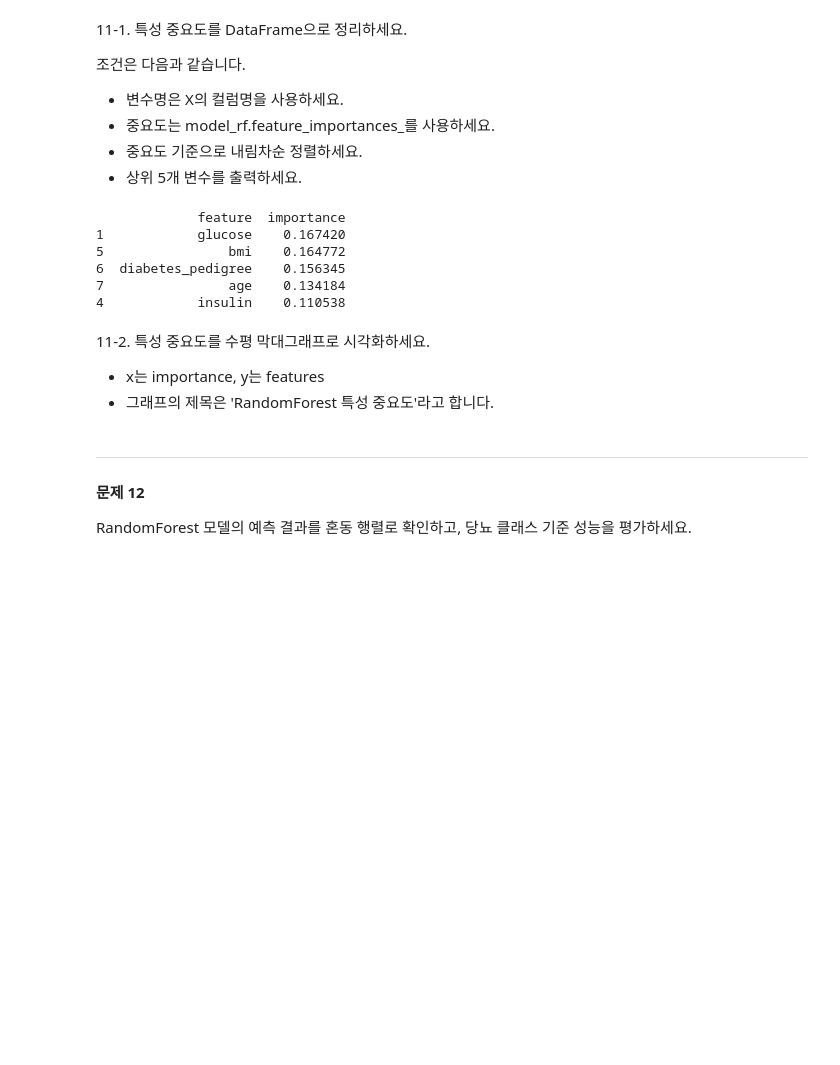
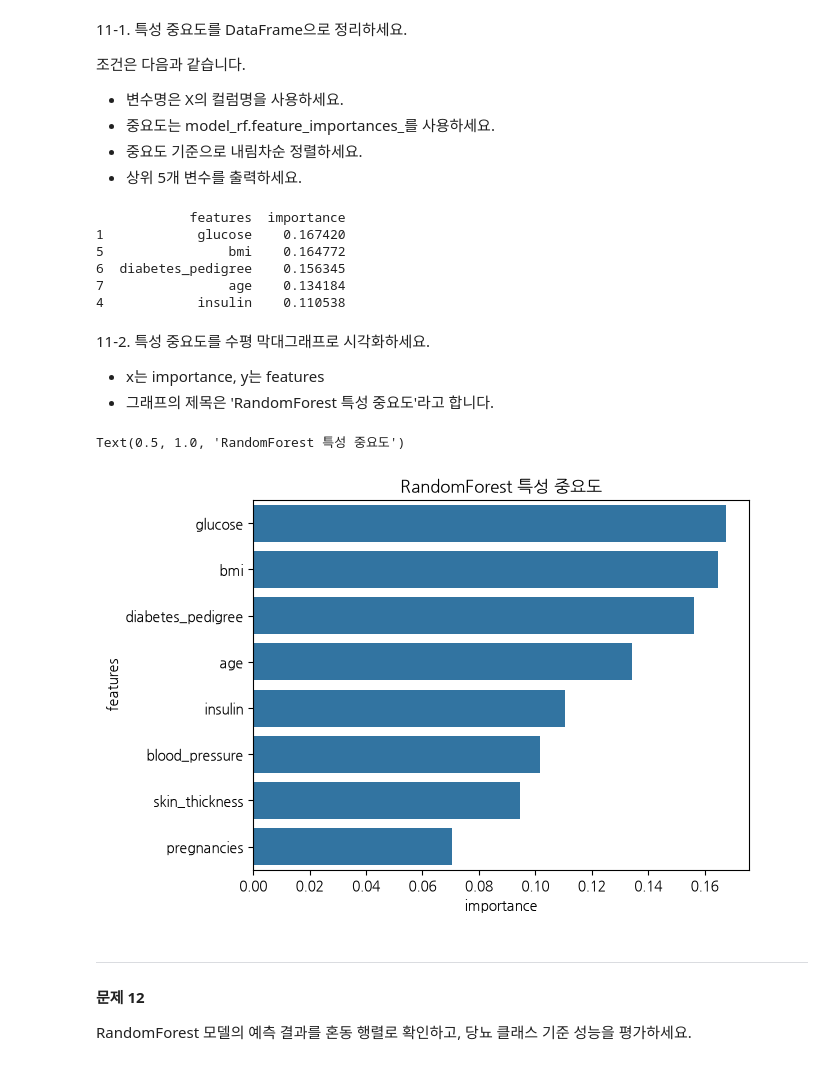
Before and after one commit to TaeGaori/fastapi_2026, a Jupyter notebook: P-AICE_Associate_모의고사_-_당뇨병_진단_예측/AICE_모의고사16회_문제지.ipynb, the cells around one changed output. Cells and saved outputs as stored; diff of their text form; code cells hidden in the pictures; blank space fills up the shorter version.

```diff
--- a/P-AICE_Associate_모의고사_-_당뇨병_진단_예측/AICE_모의고사16회_문제지.ipynb
+++ b/P-AICE_Associate_모의고사_-_당뇨병_진단_예측/AICE_모의고사16회_문제지.ipynb
@@ -411,14 +423,14 @@ RandomForest 모델이 예측에 중요하게 사용한 변수를 확인하려
 - 상위 5개 변수를 출력하세요.
 # %%
 # 답안
-feature_importances = pd.DataFrame({'feature' : X.columns,
+feature_importances = pd.DataFrame({'features' : X.columns,
                                     'importance': model_rf.feature_importances_})
 
 feature_importances = feature_importances.sort_values(by='importance', ascending=False)
 
 print(feature_importances.head(5))
 # %% [output]
-             feature  importance
+            features  importance
 1            glucose    0.167420
 5                bmi    0.164772
 6  diabetes_pedigree    0.156345
@@ -433,3 +443,12 @@ print(feature_importances.head(5))
+# %%
+# 답안
+sns.barplot(data=feature_importances, x='importance', y='features')
+plt.xlabel('importance')
+plt.ylabel('features')
+plt.title('RandomForest 특성 중요도')
+# %% [output]
+Text(0.5, 1.0, 'RandomForest 특성 중요도')
+[figure, added]
 # %% [markdown]
 ---
 #### 문제 12
```
Also changed, not shown: parts of 10 cells of this notebook.
